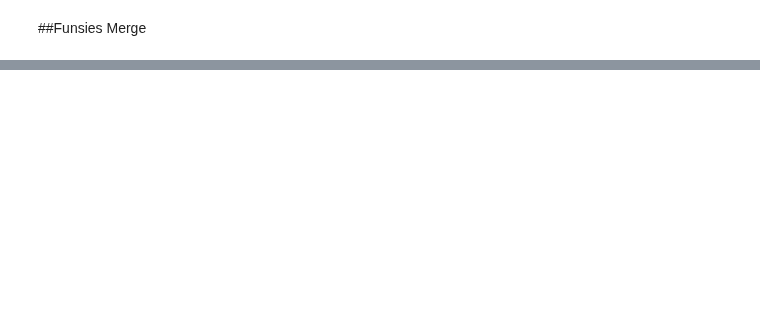
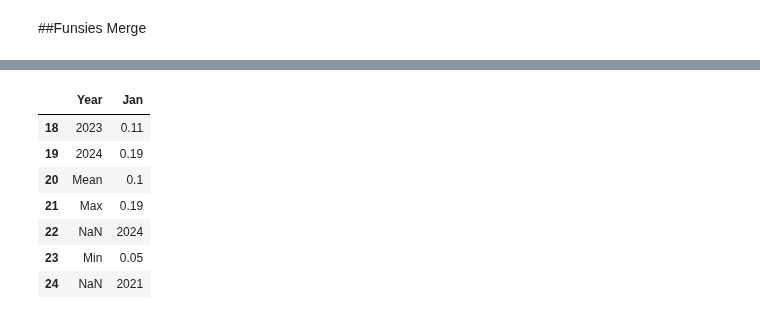
Before and after one commit to carlavilla/DataViz2025, a Jupyter notebook: CV_PS1.ipynb, the cells around one changed output, grey strips where cells are left out. Drawn from its saved outputs; the diff is of its cells as text; code cells hidden in the pictures; blank space fills up the shorter version.

```diff
--- a/CV_PS1.ipynb
+++ b/CV_PS1.ipynb
@@ -272,0 +315,12 @@ KeyError: "None of [Index(['Year', 'Jan'], dtype='object')] are in the [columns]
+# %%
+#checking index for tail
+precip4.tail(7)
+# %% [output]
+|  | Year | Jan |
+| 18 | 2023 | 0.11 |
+| 19 | 2024 | 0.19 |
+| 20 | Mean | 0.1 |
+| 21 | Max | 0.19 |
+| 22 | NaN | 2024 |
+| 23 | Min | 0.05 |
+| 24 | NaN | 2021 |
```
Also changed, not shown: parts of 50 cells of this notebook.
